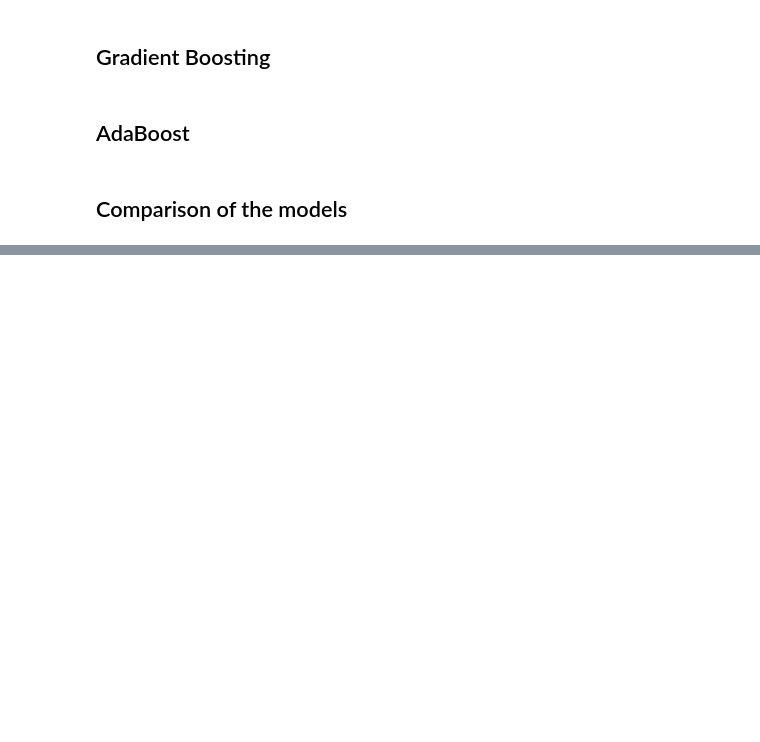
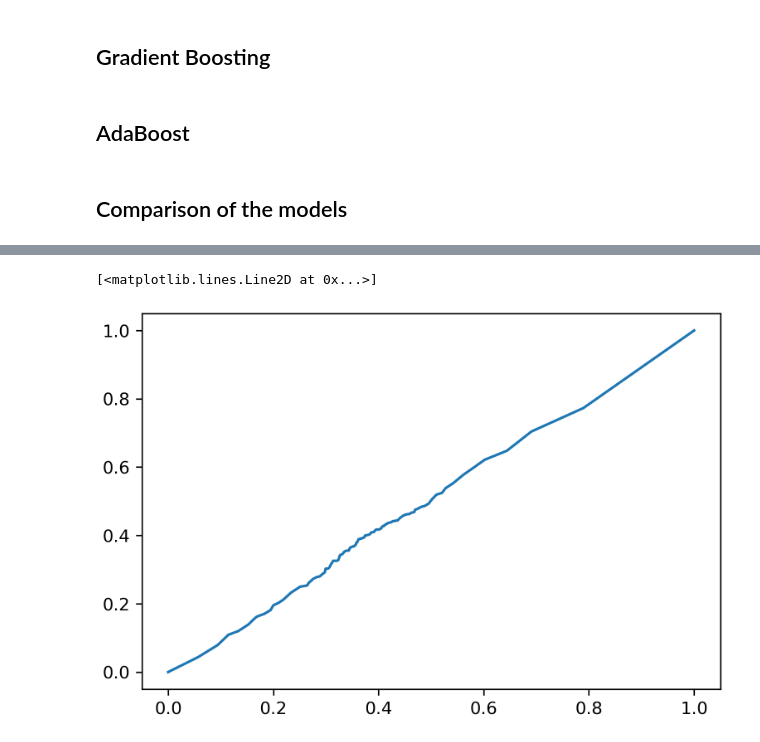
Before and after one commit to luketibbott/exo-or-not, a Jupyter notebook: finalize-model.ipynb, the cells around one changed output, grey strips where cells are left out. Cells and saved outputs as stored; diff of their text form; code cells hidden in the pictures; blank space fills up the shorter version.

```diff
--- a/finalize-model.ipynb
+++ b/finalize-model.ipynb
@@ -288,6 +285,11 @@ fprz, tprz, thresholdz = roc_curve(all_zeros, preds)
 all_zeros[(1703//2):] = 1
 
 fprz, tprz, thresholdz = roc_curve(all_zeros, preds)
+# %%
+plt.plot(fprz, tprz)
+# %% [output]
+[<matplotlib.lines.Line2D at 0x...>]
+[figure, added]
 # %%
 l = np.linspace(0, 1, 100)
 
```
Also changed, not shown: parts of 12 cells of this notebook, 1 other file.
